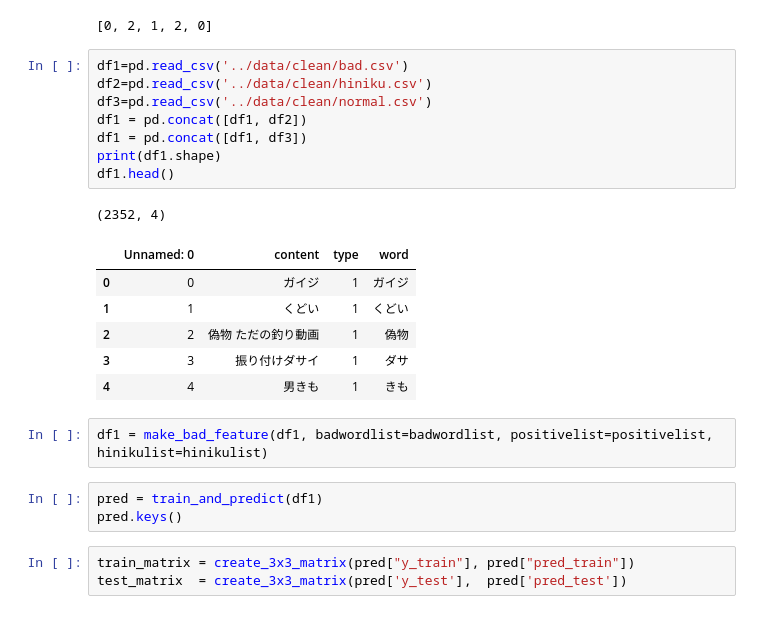
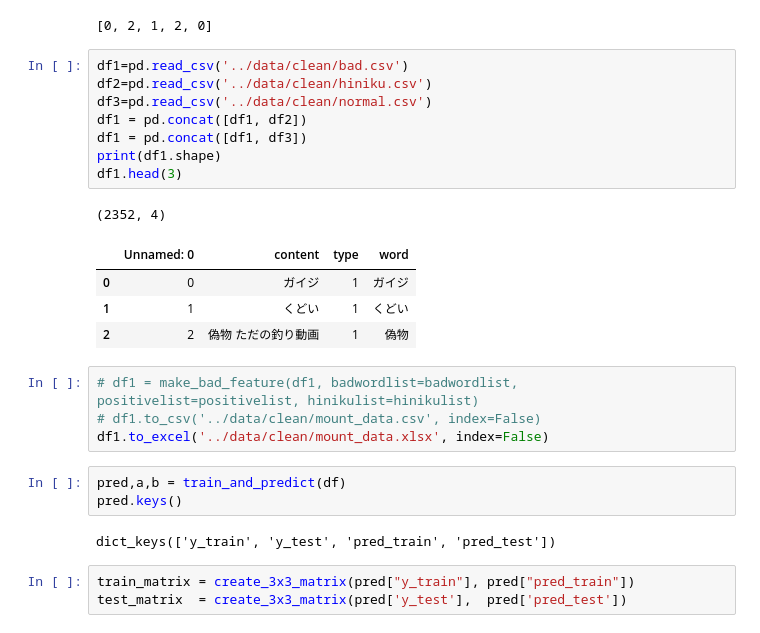
Before and after one commit to N-Eiki/proen, a Jupyter notebook: dev/Untitled.ipynb, the cells around one changed output. Saved outputs shown, nothing was run; the diff lists cells and outputs as text.

```diff
--- a/dev/Untitled.ipynb
+++ b/dev/Untitled.ipynb
@@ -278,24 +280,26 @@ t
 # %%
 df1=pd.read_csv('../data/clean/bad.csv')
 df2=pd.read_csv('../data/clean/hiniku.csv')
 df3=pd.read_csv('../data/clean/normal.csv')
 df1 = pd.concat([df1, df2])
 df1 = pd.concat([df1, df3])
 print(df1.shape)
-df1.head()
+df1.head(3)
 # %% [output]
 (2352, 4)
 |  | Unnamed: 0 | content | type | word |
 | 0 | 0 | ガイジ | 1 | ガイジ |
 | 1 | 1 | くどい | 1 | くどい |
 | 2 | 2 | 偽物 ただの釣り動画 | 1 | 偽物 |
-| 3 | 3 | 振り付けダサイ | 1 | ダサ |
-| 4 | 4 | 男きも | 1 | きも |
 # %%
-df1 = make_bad_feature(df1, badwordlist=badwordlist, positivelist=positivelist, hinikulist=hinikulist)
+# df1 = make_bad_feature(df1, badwordlist=badwordlist, positivelist=positivelist, hinikulist=hinikulist)
+# df1.to_csv('../data/clean/mount_data.csv', index=False)
+df1.to_excel('../data/clean/mount_data.xlsx', index=False)
 # %%
-pred = train_and_predict(df1)
+pred,a,b = train_and_predict(df)
 pred.keys()
+# %% [output]
+dict_keys(['y_train', 'y_test', 'pred_train', 'pred_test'])
 # %%
 train_matrix = create_3x3_matrix(pred["y_train"], pred["pred_train"])
 test_matrix  = create_3x3_matrix(pred['y_test'],  pred['pred_test'])
```
Also changed, not shown: parts of 5 cells of this notebook.
